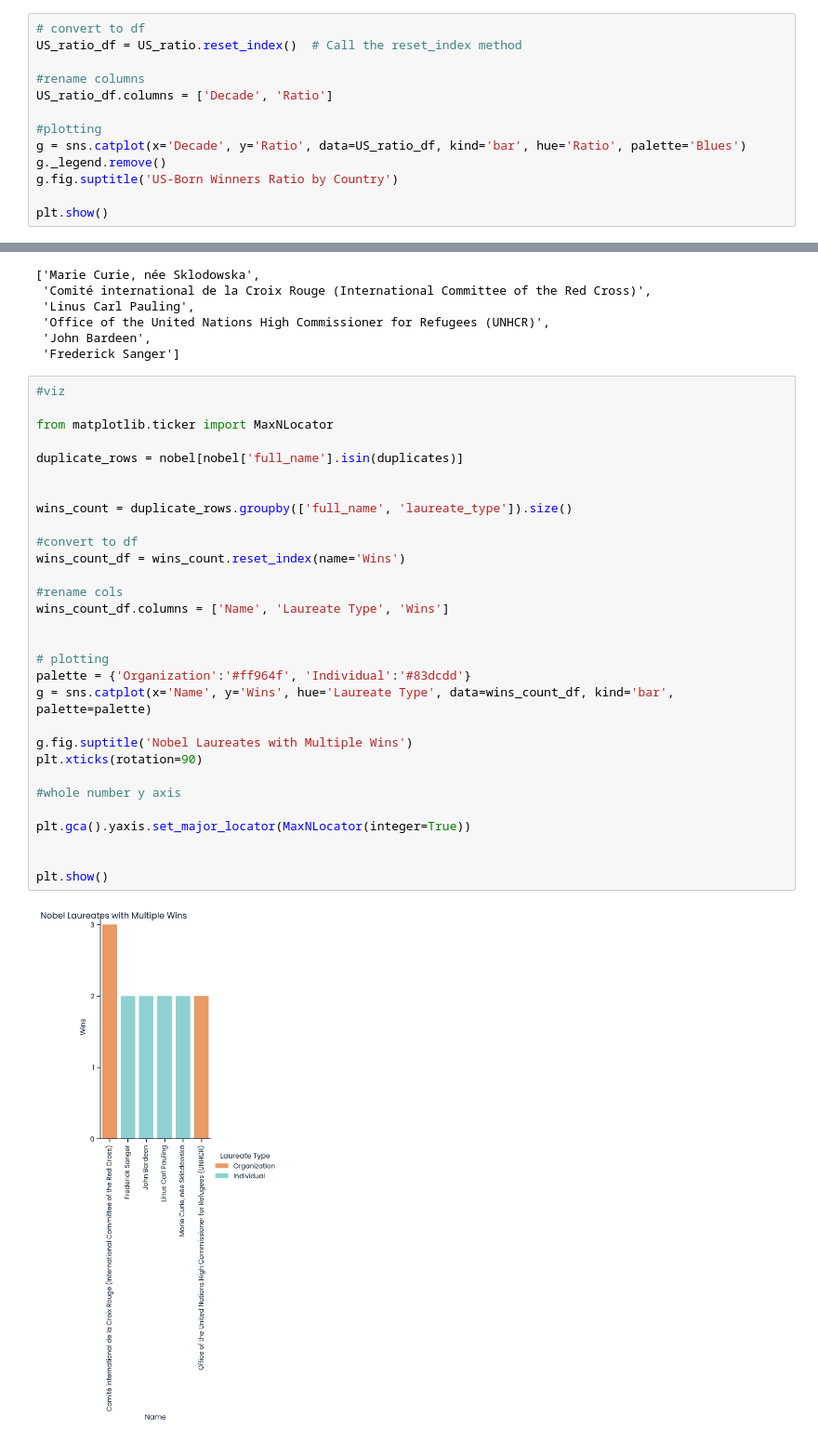
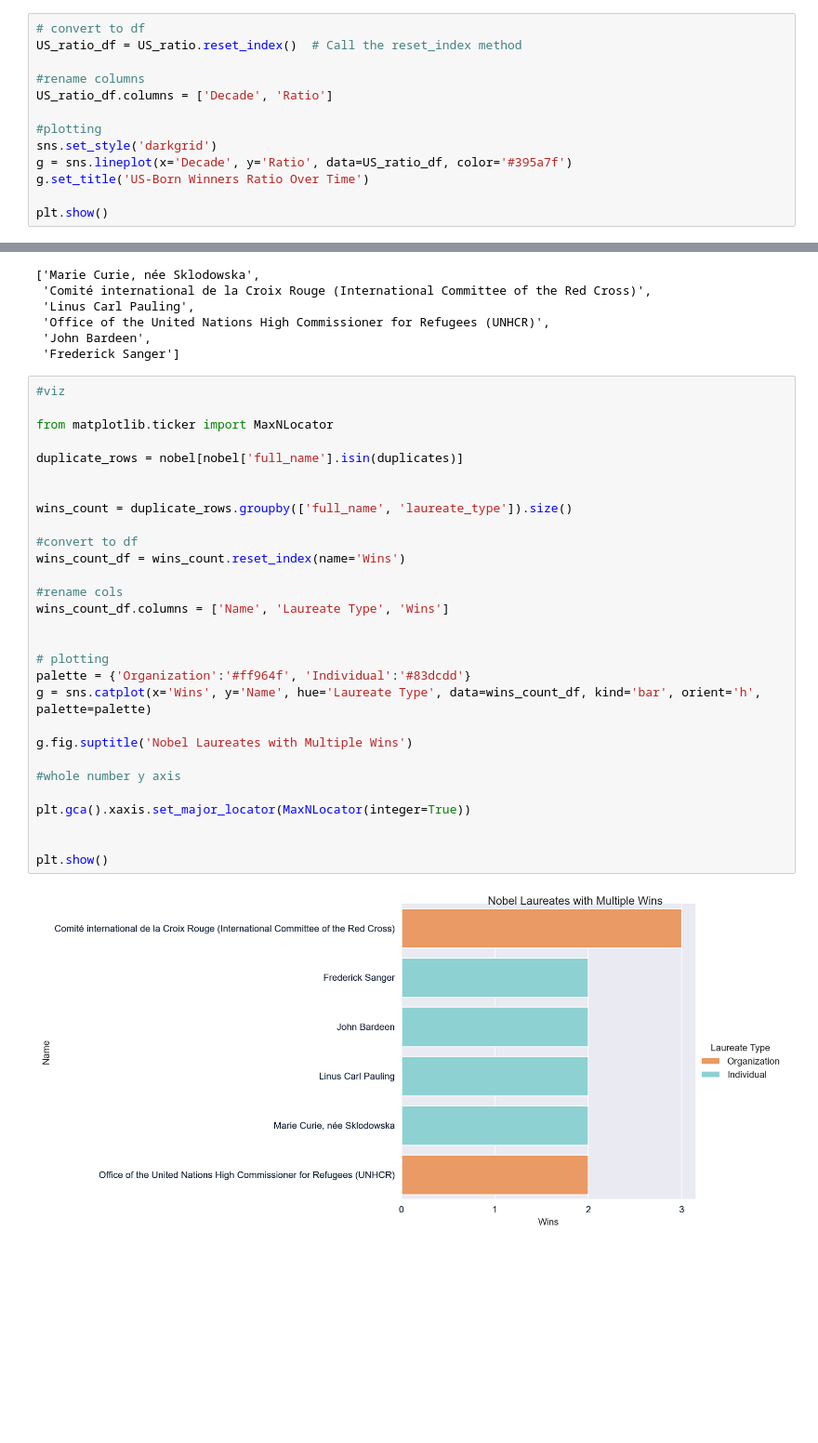
Before and after one commit to nawtktqt/Python-projects, a Jupyter notebook: Nobel Prize Winners/Nobel Prize.ipynb, the cells around one changed output, grey strips where cells are left out. Shown at 93% size. Saved outputs shown, nothing was run; the diff lists cells and outputs as text; blank space fills up the shorter version.

```diff
--- a/Nobel Prize Winners/Nobel Prize.ipynb
+++ b/Nobel Prize Winners/Nobel Prize.ipynb
@@ -179,9 +169,9 @@ US_ratio_df = US_ratio.reset_index()  # Call the reset_index method
 US_ratio_df.columns = ['Decade', 'Ratio']
 
 #plotting
-g = sns.catplot(x='Decade', y='Ratio', data=US_ratio_df, kind='bar', hue='Ratio', palette='Blues')
-g._legend.remove()
-g.fig.suptitle('US-Born Winners Ratio by Country')
+sns.set_style('darkgrid')
+g = sns.lineplot(x='Decade', y='Ratio', data=US_ratio_df, color='#395a7f')
+g.set_title('US-Born Winners Ratio Over Time')
 
 plt.show()
 # %% [output]
@@ -300,32 +325,31 @@ repeat_list
 # %%
 #viz
 
 from matplotlib.ticker import MaxNLocator
 
 duplicate_rows = nobel[nobel['full_name'].isin(duplicates)]
 
 
 wins_count = duplicate_rows.groupby(['full_name', 'laureate_type']).size()
 
 #convert to df
 wins_count_df = wins_count.reset_index(name='Wins')
 
 #rename cols
 wins_count_df.columns = ['Name', 'Laureate Type', 'Wins']
 
 
 # plotting
 palette = {'Organization':'#ff964f', 'Individual':'#83dcdd'}
-g = sns.catplot(x='Name', y='Wins', hue='Laureate Type', data=wins_count_df, kind='bar', palette=palette)
+g = sns.catplot(x='Wins', y='Name', hue='Laureate Type', data=wins_count_df, kind='bar', orient='h', palette=palette)
 
 g.fig.suptitle('Nobel Laureates with Multiple Wins')
-plt.xticks(rotation=90)
 
 #whole number y axis
 
-plt.gca().yaxis.set_major_locator(MaxNLocator(integer=True))
+plt.gca().xaxis.set_major_locator(MaxNLocator(integer=True))
 
 
 plt.show()
 # %% [output]
-[figure, old version]
+[figure, new version]
```
Also changed, not shown: parts of 29 cells of this notebook.
